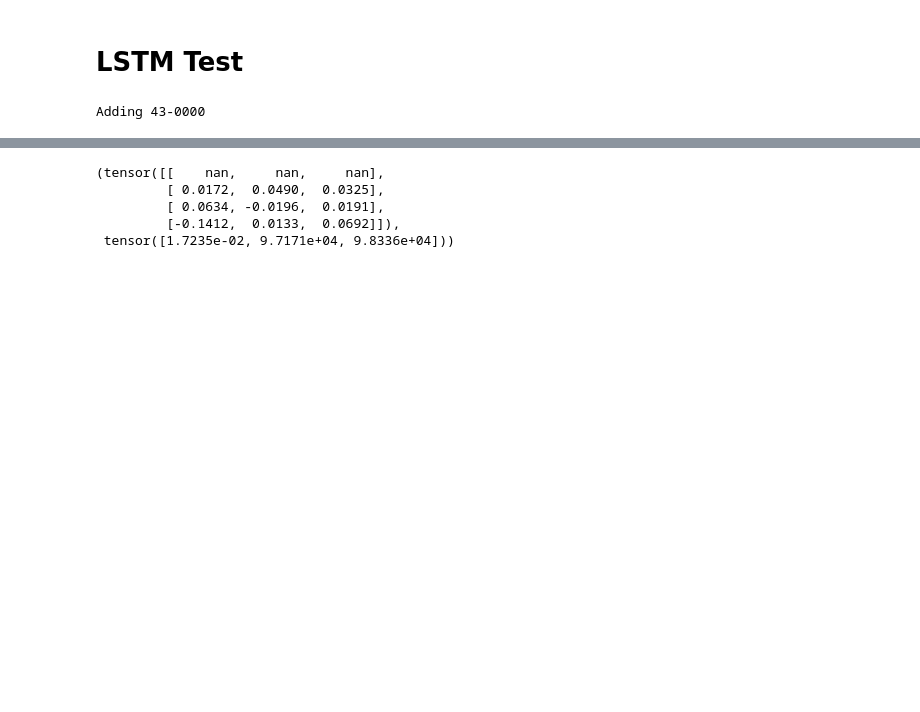
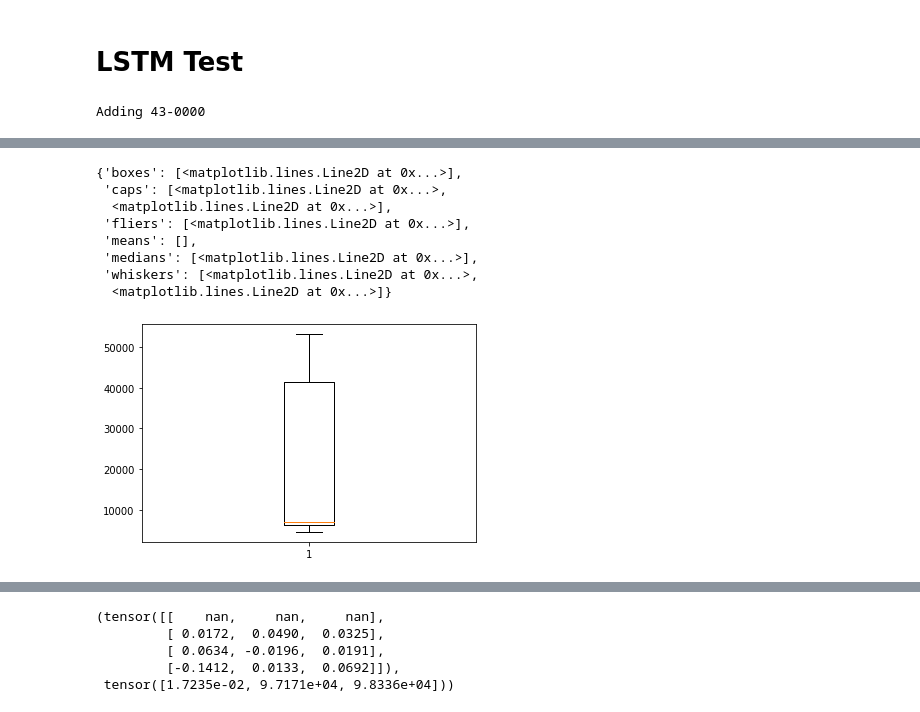
Before and after one commit to devon65/cs472-housing-pricing, a Jupyter notebook: models/dl/HousingLSTM.ipynb, the cells around one changed output, grey strips where cells are left out. Saved outputs shown, nothing was run; the diff lists cells and outputs as text; code cells hidden in the pictures; blank space fills up the shorter version.

```diff
--- a/models/dl/HousingLSTM.ipynb
+++ b/models/dl/HousingLSTM.ipynb
@@ -236,0 +292,14 @@ dataset
+# %%
+ending = rmses[-1]
+print("Test")
+print(f"Max RMSE: {np.max(ending)}")
+print(f"Median RMSE: {np.median(ending)}")
+print(f"Mean RMSE: {np.mean(ending)}")
+print(f"Min RMSE: {np.min(ending)}")
+
+ending = valid_rmses[-1]
+print("\nValidation")
+print(f"Max RMSE: {np.max(ending)}")
+print(f"Median RMSE: {np.median(ending)}")
+print(f"Mean RMSE: {np.mean(ending)}")
+print(f"Min RMSE: {np.min(ending)}")
@@ -237,3 +318,15 @@ dataset
+# %%
+plt.boxplot(ending)
+# %% [output]
+{'boxes': [<matplotlib.lines.Line2D at 0x...>],
+ 'caps': [<matplotlib.lines.Line2D at 0x...>,
+  <matplotlib.lines.Line2D at 0x...>],
+ 'fliers': [<matplotlib.lines.Line2D at 0x...>],
+ 'means': [],
+ 'medians': [<matplotlib.lines.Line2D at 0x...>],
+ 'whiskers': [<matplotlib.lines.Line2D at 0x...>,
+  <matplotlib.lines.Line2D at 0x...>]}
+[figure, added]
 # %%
 def test(i):
   inp, o = dataset[i]
```
Also changed, not shown: parts of 22 cells of this notebook.
